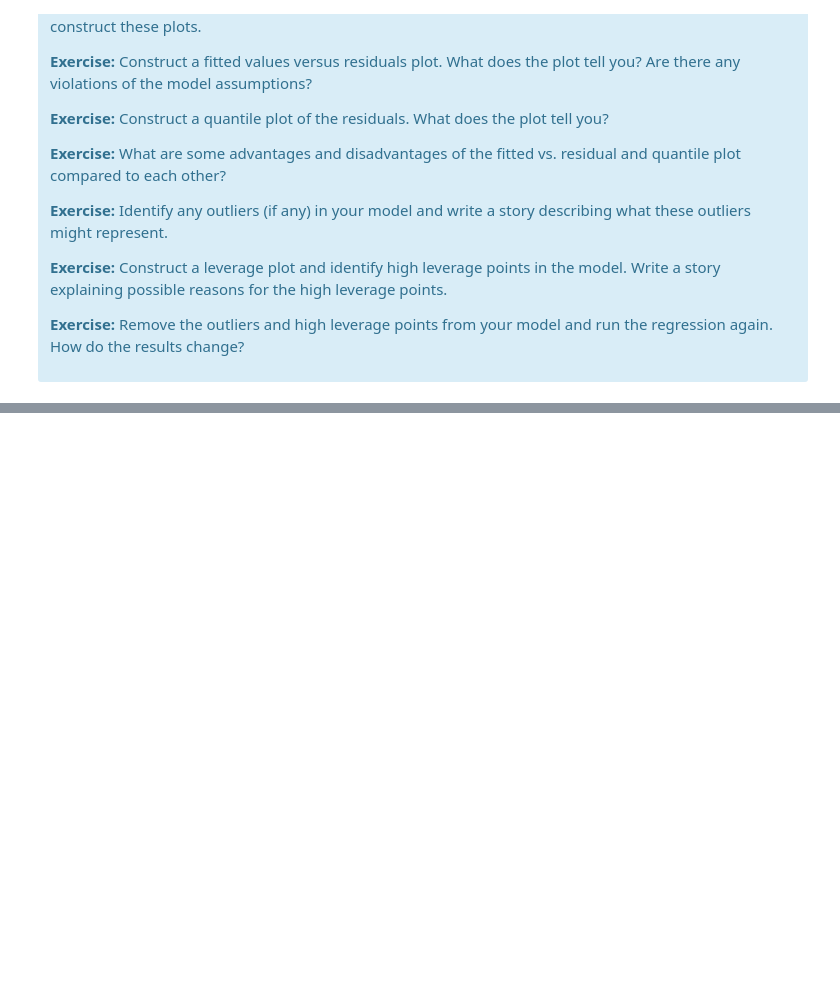
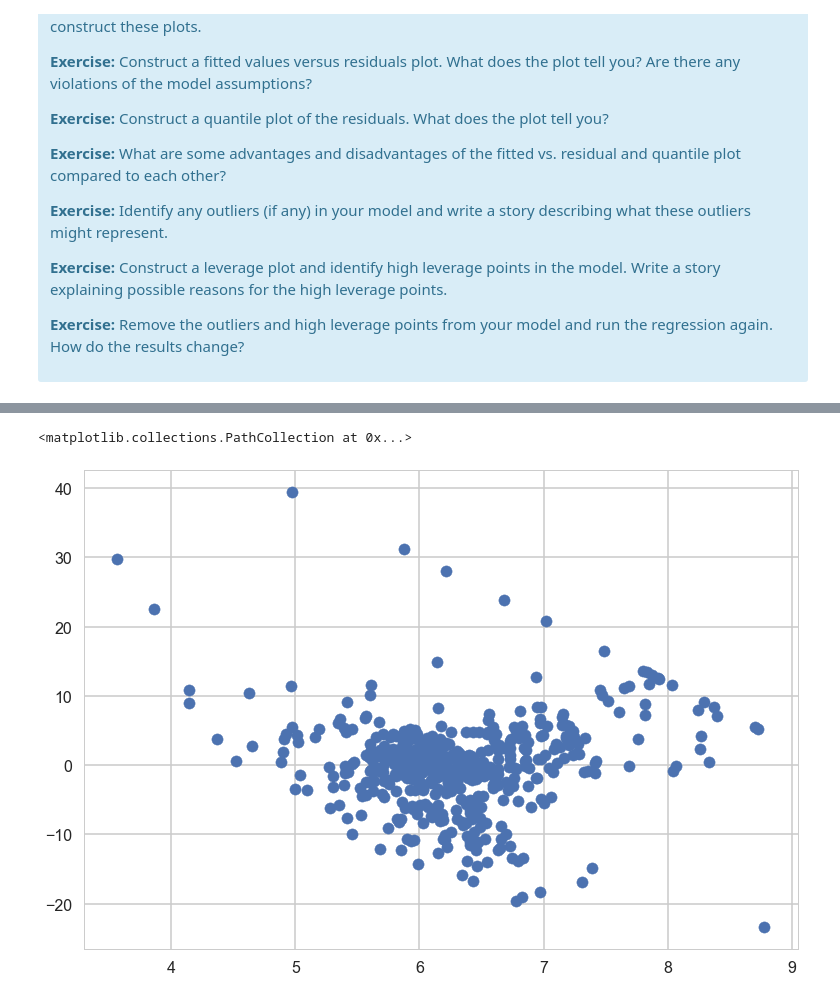
Before and after one commit to gussie/Springboard_data_science, a Jupyter notebook: Linear_regression/Mini_Project_Linear_Regression.ipynb, the cells around one changed output, grey strips where cells are left out. Saved outputs shown, nothing was run; the diff lists cells and outputs as text; code cells hidden in the pictures; blank space fills up the shorter version.

```diff
--- a/Linear_regression/Mini_Project_Linear_Regression.ipynb
+++ b/Linear_regression/Mini_Project_Linear_Regression.ipynb
@@ -806,3 +916,4 @@ There are some other issues that are important investigate with linear regressio
 </div>
 # %%
 # Your turn.
+model = ols('PRICE ~ RM', bos).fit()
@@ -808,0 +940,6 @@ There are some other issues that are important investigate with linear regressio
+# %%
+#fitted values vs. residuals
+plt.scatter(bos.RM, model.resid)
+# %% [output]
+<matplotlib.collections.PathCollection at 0x...>
+[figure, added]
```
Also changed, not shown: parts of 33 cells of this notebook, 22 other files.
